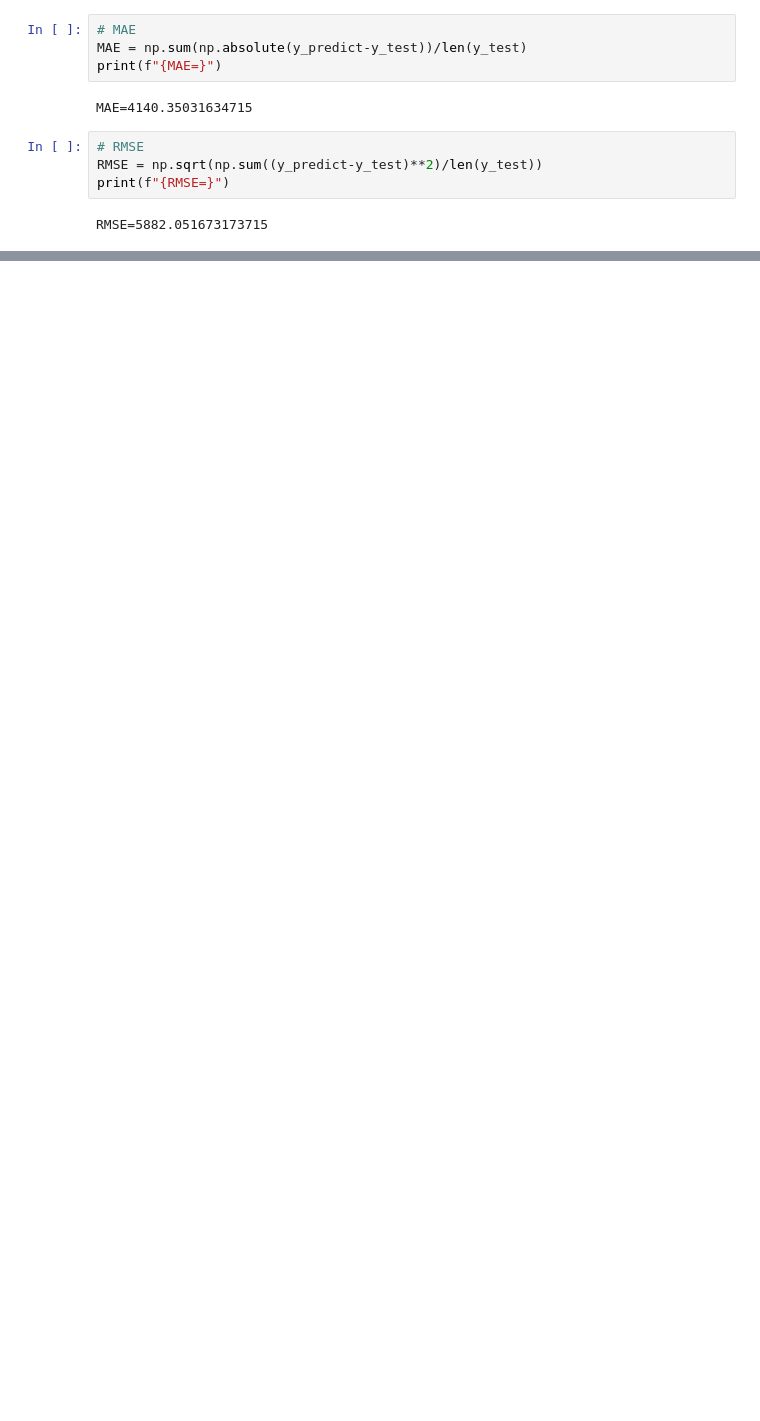
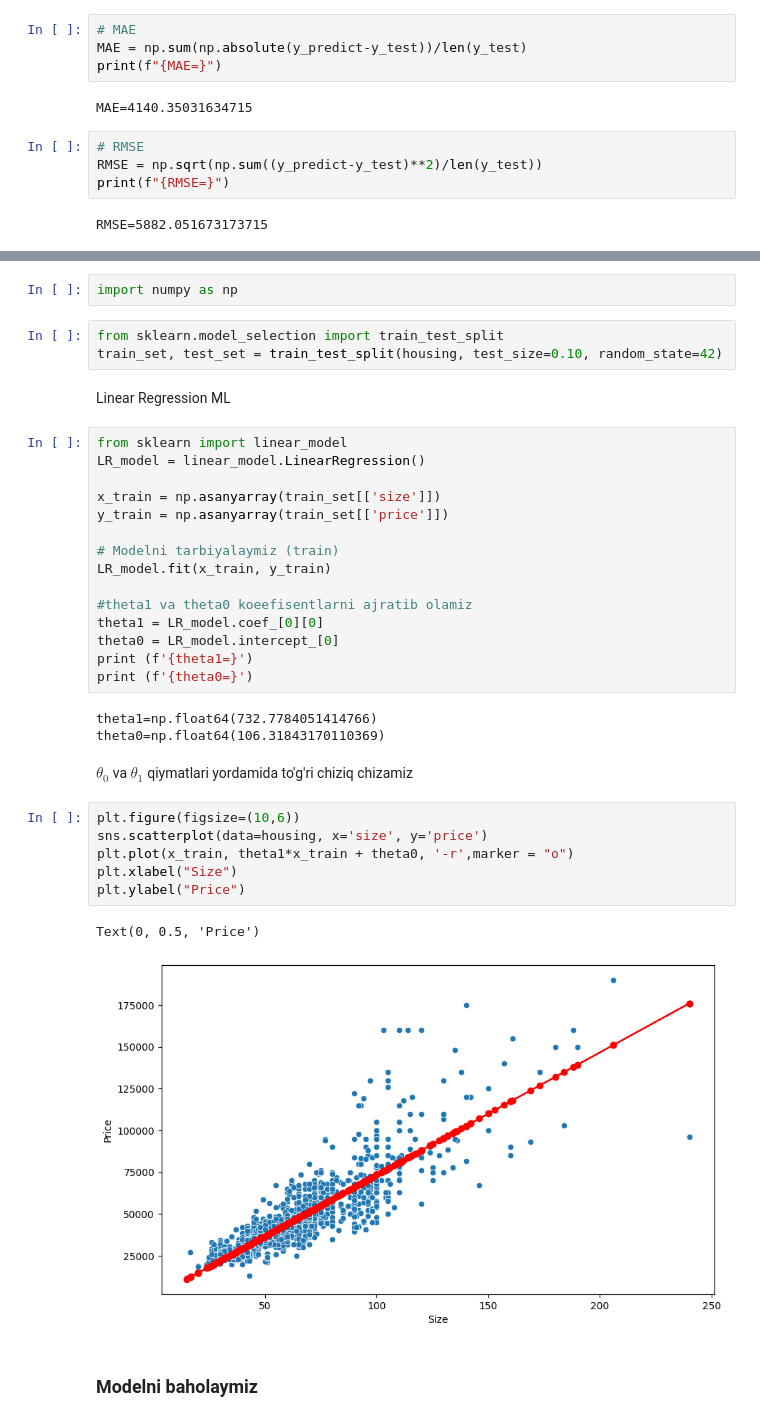
Before and after one commit to valixonov04/AI_knowledge, a Jupyter notebook: LinerRegression.ipynb, the cells around one changed output, grey strips where cells are left out. Cells and saved outputs as stored; diff of their text form; blank space fills up the shorter version.

```diff
--- a/LinerRegression.ipynb
+++ b/LinerRegression.ipynb
@@ -150,0 +164,38 @@ RMSE=5882.051673173715
+# %%
+import numpy as np
+# %%
+from sklearn.model_selection import train_test_split
+train_set, test_set = train_test_split(housing, test_size=0.10, random_state=42)
+# %% [markdown]
+Linear Regression ML
+# %%
+from sklearn import linear_model
+LR_model = linear_model.LinearRegression()
+
+x_train = np.asanyarray(train_set[['size']])
+y_train = np.asanyarray(train_set[['price']])
+
+# Modelni tarbiyalaymiz (train)
+LR_model.fit(x_train, y_train)
+
+#theta1 va theta0 koeefisentlarni ajratib olamiz
+theta1 = LR_model.coef_[0][0]
+theta0 = LR_model.intercept_[0]
+print (f'{theta1=}')
+print (f'{theta0=}')
+# %% [output]
+theta1=np.float64(732.7784051414766)
+theta0=np.float64(106.31843170110369)
+# %% [markdown]
+$\theta_0$ va $\theta_1$ qiymatlari yordamida to'g'ri chiziq chizamiz
+# %%
+plt.figure(figsize=(10,6))
+sns.scatterplot(data=housing, x='size', y='price')
+plt.plot(x_train, theta1*x_train + theta0, '-r',marker = "o")
+plt.xlabel("Size")
+plt.ylabel("Price")
+# %% [output]
+Text(0, 0.5, 'Price')
+[figure, added]
+# %% [markdown]
+### Modelni baholaymiz
```
Also changed, not shown: parts of 10 cells of this notebook.
